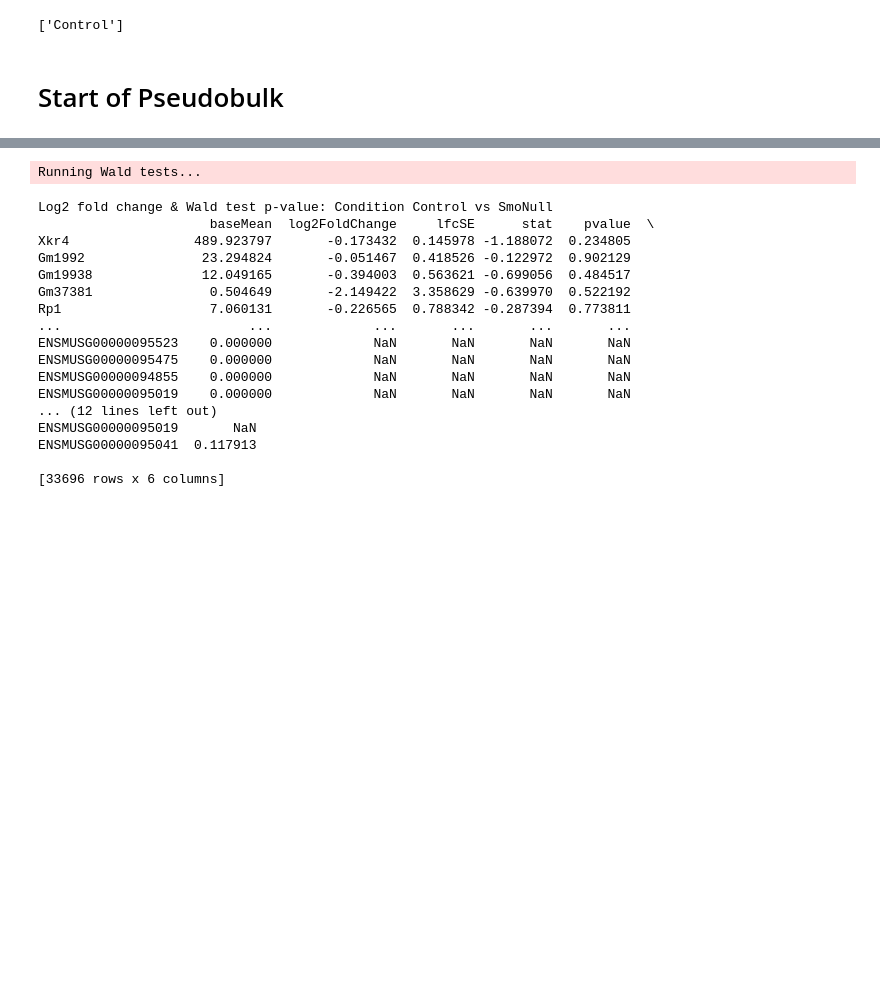
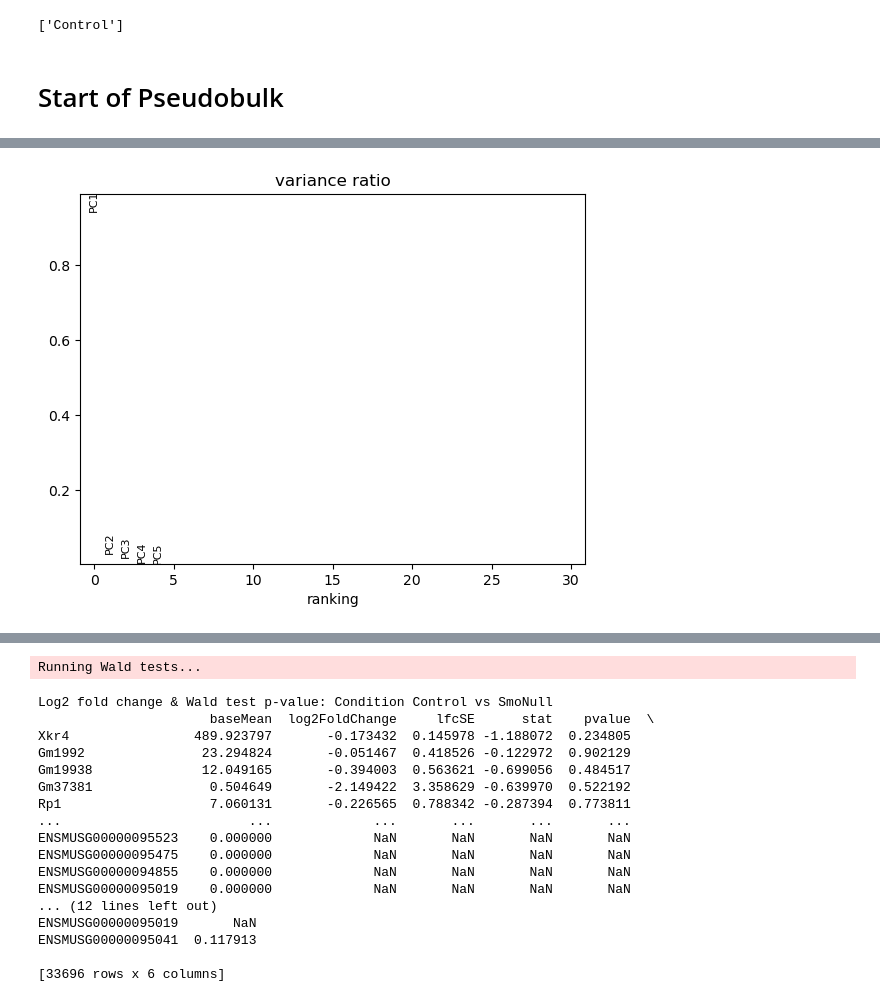
Before and after one commit to Oiya861028/1-sc_practice, a Jupyter notebook: Differential_Gene_Analysis/Notebook/pseudobulk.ipynb, the cells around one changed output, grey strips where cells are left out. Cells and saved outputs as stored; diff of their text form; code cells hidden in the pictures; blank space fills up the shorter version.

```diff
--- a/Differential_Gene_Analysis/Notebook/pseudobulk.ipynb
+++ b/Differential_Gene_Analysis/Notebook/pseudobulk.ipynb
@@ -64,0 +96,5 @@ Categories (1, object): ['Control']
+# %%
+sc.tl.pca(hindbrain_dds)
+sc.pl.pca_variance_ratio(hindbrain_dds)
+# %% [output]
+[figure, added]
```
Also changed, not shown: parts of 12 cells of this notebook, 6 other files.
